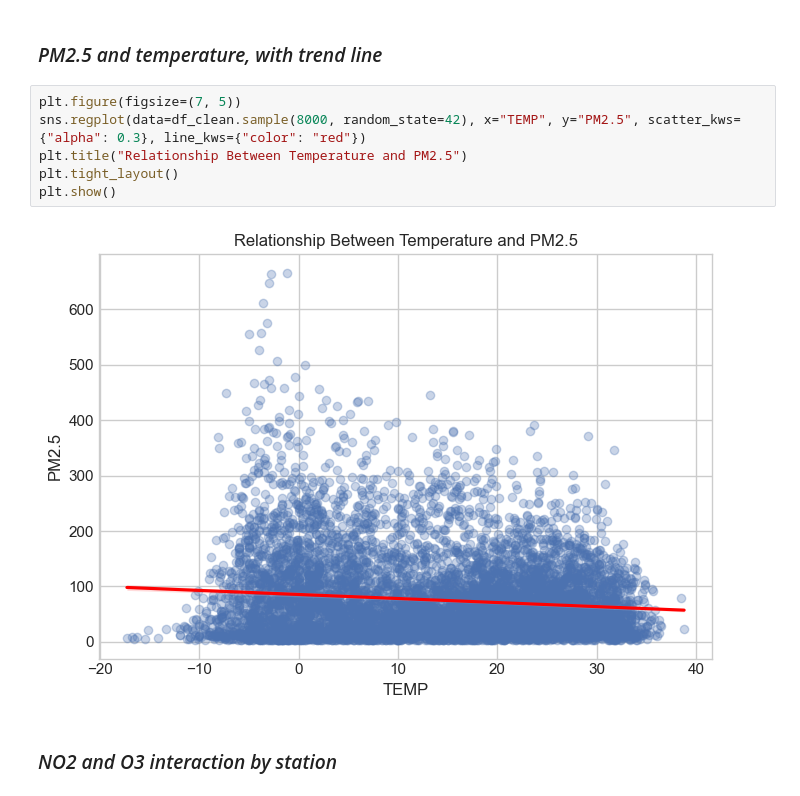
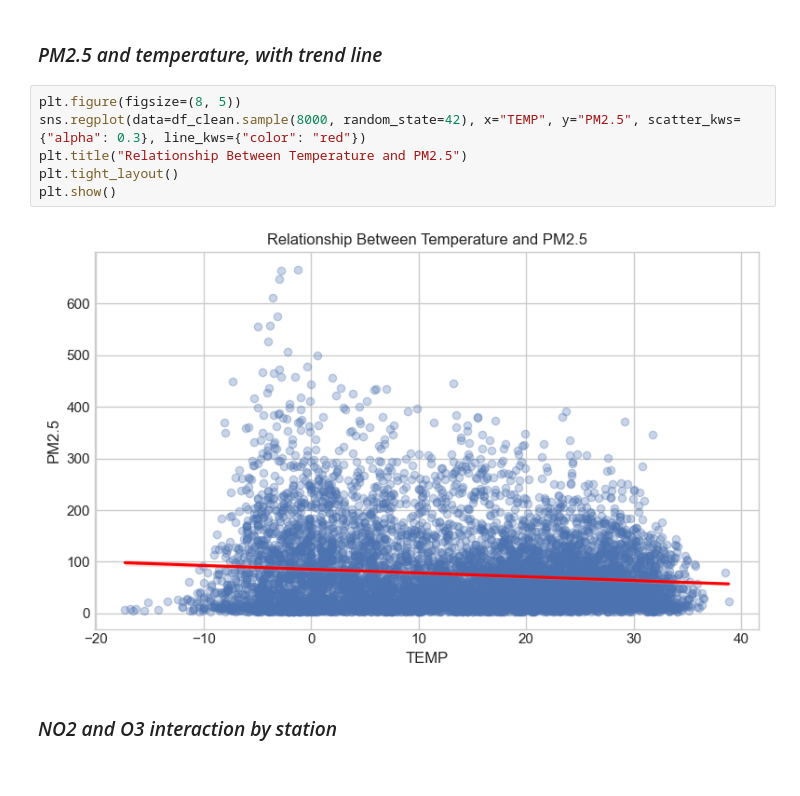
Before and after one commit to agbogunleyefayosope27-gif/CMP7005-PRAC1, a Jupyter notebook: CMP7005.ipynb, the cells around one changed output. Saved outputs shown, nothing was run; the diff lists cells and outputs as text.

```diff
--- a/CMP7005.ipynb
+++ b/CMP7005.ipynb
@@ -631,13 +631,13 @@ plt.show()
 # %% [markdown]
 ### *PM2.5 and temperature, with trend line*
 # %%
-plt.figure(figsize=(7, 5))
+plt.figure(figsize=(8, 5))
 sns.regplot(data=df_clean.sample(8000, random_state=42), x="TEMP", y="PM2.5", scatter_kws={"alpha": 0.3}, line_kws={"color": "red"})
 plt.title("Relationship Between Temperature and PM2.5")
 plt.tight_layout()
 plt.show()
 # %% [output]
-[figure, old version]
+[figure, new version]
 # %% [markdown]
 ### *NO2 and O3 interaction by station*
 # %%
```
